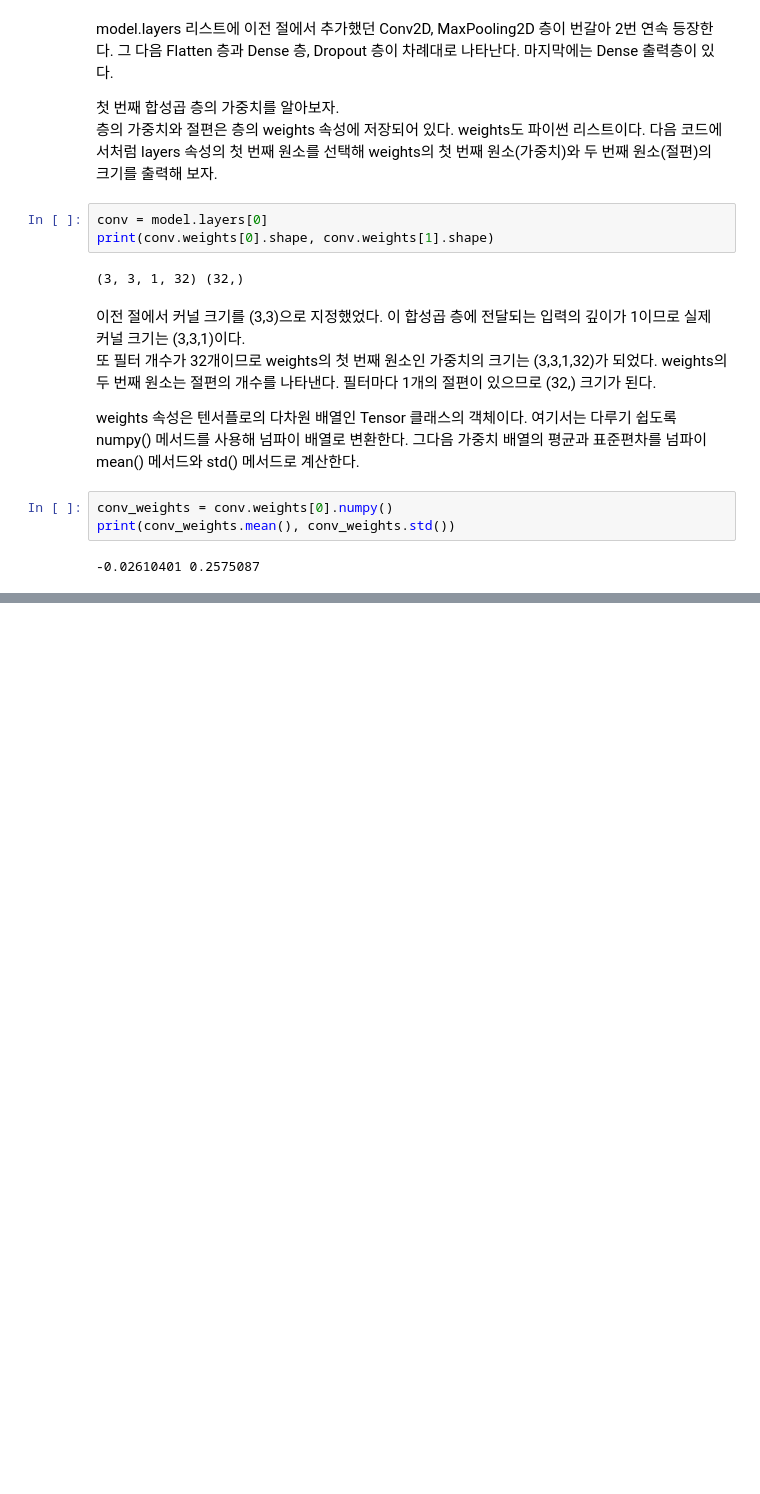
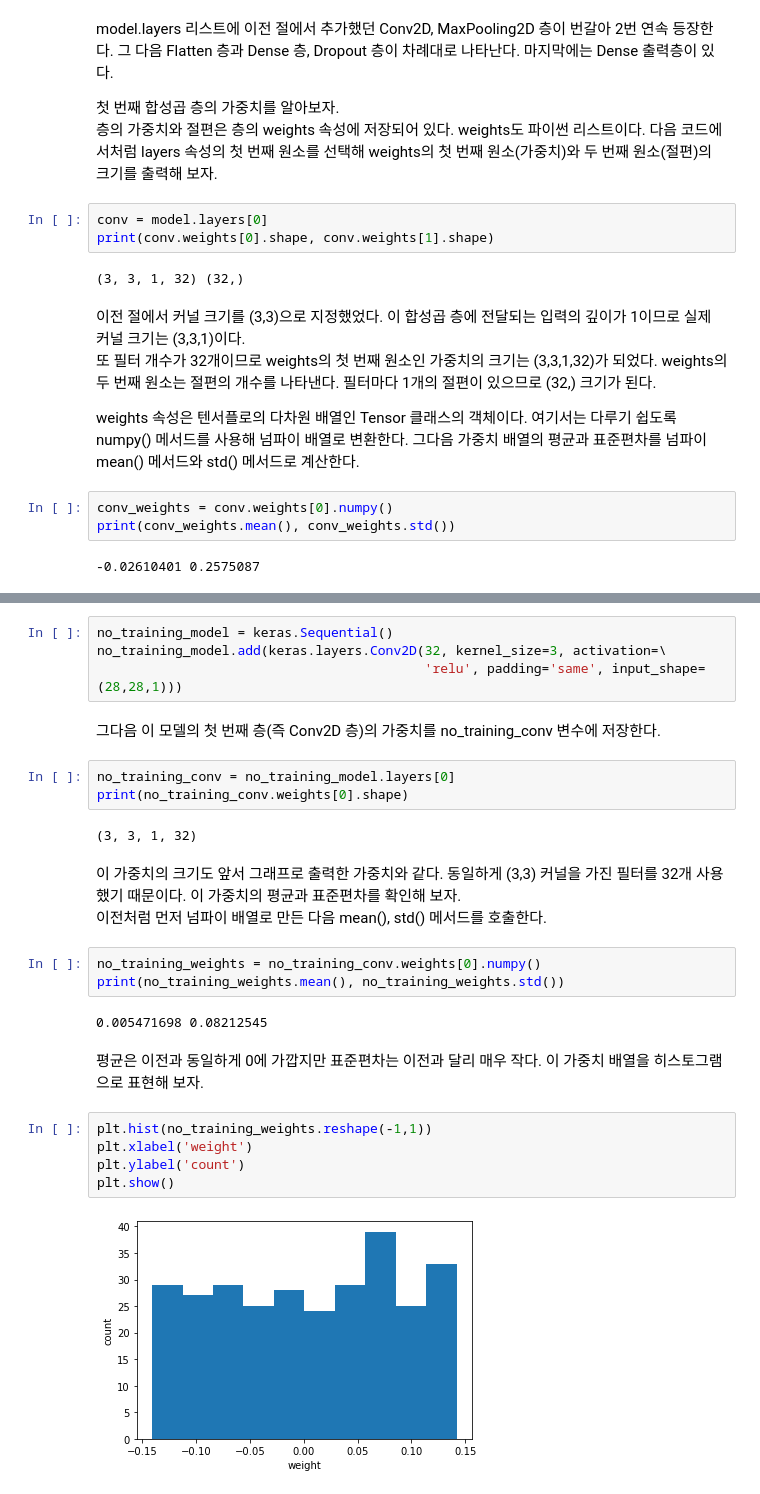
Before and after one commit to MALLANGCOW/MALLANGCOW.github.io, a Jupyter notebook: 08-3_Visualization_Of_Convolutional_Neural_Network.ipynb, the cells around one changed output, grey strips where cells are left out. Drawn from its saved outputs; the diff is of its cells as text; blank space fills up the shorter version.

```diff
--- a/08-3_Visualization_Of_Convolutional_Neural_Network.ipynb
+++ b/08-3_Visualization_Of_Convolutional_Neural_Network.ipynb
@@ -60,0 +96,28 @@ print(conv_weights.mean(), conv_weights.std())
+# %%
+no_training_model = keras.Sequential()
+no_training_model.add(keras.layers.Conv2D(32, kernel_size=3, activation=\
+                                          'relu', padding='same', input_shape=(28,28,1)))
+# %% [markdown]
+그다음 이 모델의 첫 번째 층(즉 Conv2D 층)의 가중치를 no_training_conv 변수에 저장한다.
+# %%
+no_training_conv = no_training_model.layers[0]
+print(no_training_conv.weights[0].shape)
+# %% [output]
+(3, 3, 1, 32)
+# %% [markdown]
+이 가중치의 크기도 앞서 그래프로 출력한 가중치와 같다. 동일하게 (3,3) 커널을 가진 필터를 32개 사용했기 때문이다. 이 가중치의 평균과 표준편차를 확인해 보자.
+이전처럼 먼저 넘파이 배열로 만든 다음 mean(), std() 메서드를 호출한다.
+# %%
+no_training_weights = no_training_conv.weights[0].numpy()
+print(no_training_weights.mean(), no_training_weights.std())
+# %% [output]
+0.005471698 0.08212545
+# %% [markdown]
+평균은 이전과 동일하게 0에 가깝지만 표준편차는 이전과 달리 매우 작다. 이 가중치 배열을 히스토그램으로 표현해 보자.
+# %%
+plt.hist(no_training_weights.reshape(-1,1))
+plt.xlabel('weight')
+plt.ylabel('count')
+plt.show()
+# %% [output]
+[figure, added]
```
Also changed, not shown: parts of 34 cells of this notebook, 1 other file.
